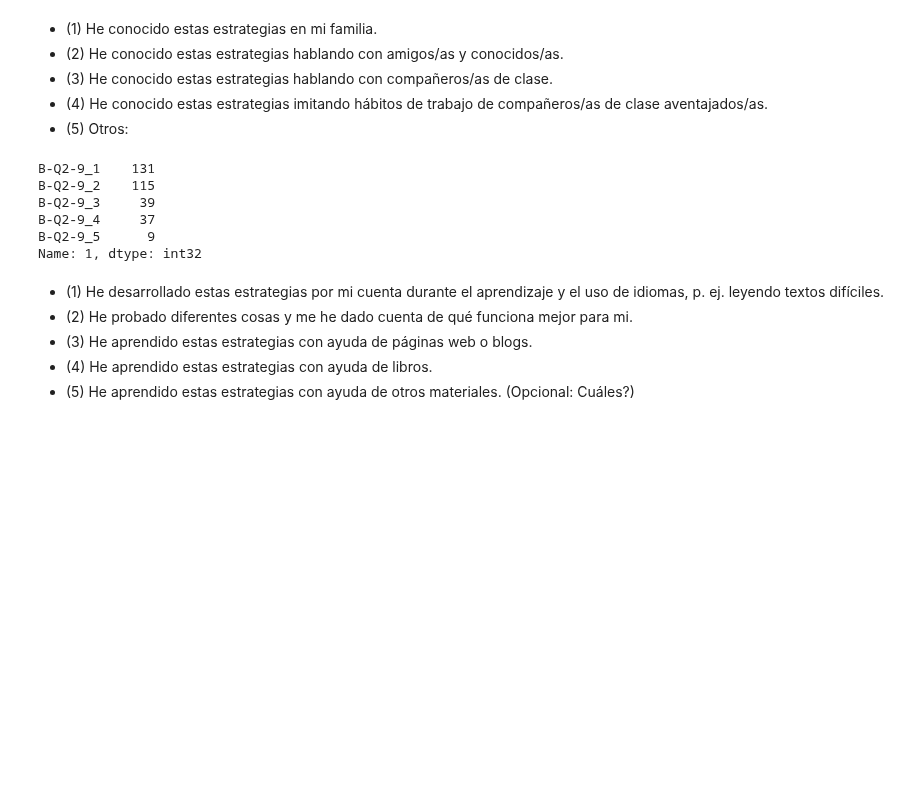
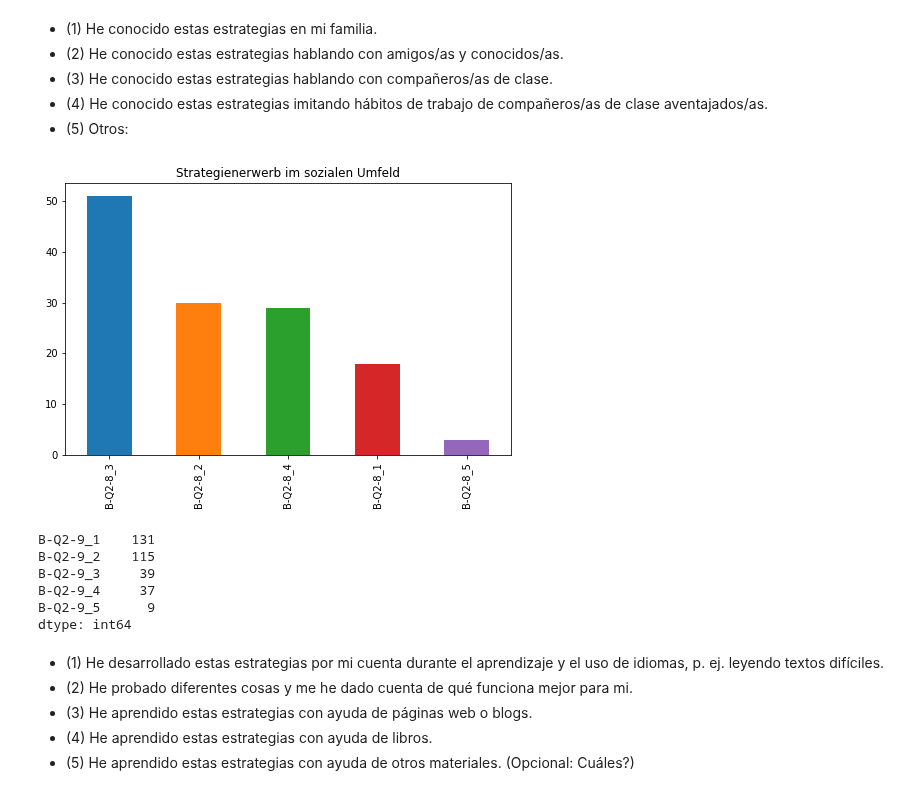
Before and after one commit to martinakienberger/Dissertation_LIS, a Jupyter notebook: Datenanalyse_Hauptstudie.ipynb, the cells around one changed output. Cells and saved outputs as stored; diff of their text form; code cells hidden in the pictures; blank space fills up the shorter version.

Commit message:
Strategienerwerb

```diff
--- a/Datenanalyse_Hauptstudie.ipynb
+++ b/Datenanalyse_Hauptstudie.ipynb
@@ -541,15 +575,21 @@ Name: 1, dtype: int32
 * (3)	He conocido estas estrategias hablando con compañeros/as de clase.
 * (4)	He conocido estas estrategias imitando hábitos de trabajo de compañeros/as de clase aventajados/as.
 * (5)	Otros:
+# %%
+Finished[erwerb['E8']].apply(sum).sort_values(ascending = False).plot(kind='bar',
+                                                                    figsize = (8,5), width = 0.5,
+                                                                    legend = False, title = "Strategienerwerb im sozialen Umfeld");
+# %% [output]
+[figure, added]
 # %%
-Finished[erwerb['E9']].apply(pd.value_counts).astype(integer).iloc[1].sort_values(ascending = False)
+Finished[erwerb['E9']].apply(sum).sort_values(ascending = False)
 # %% [output]
 B-Q2-9_1    131
 B-Q2-9_2    115
 B-Q2-9_3     39
 B-Q2-9_4     37
 B-Q2-9_5      9
-Name: 1, dtype: int32
+dtype: int64
 # %% [markdown]
 * (1)	He desarrollado estas estrategias por mi cuenta durante el aprendizaje y el uso de idiomas, p. ej. leyendo textos difíciles.
 * (2)	He probado diferentes cosas y me he dado cuenta de qué funciona mejor para mi.
```
Also changed, not shown: parts of 30 cells of this notebook.
